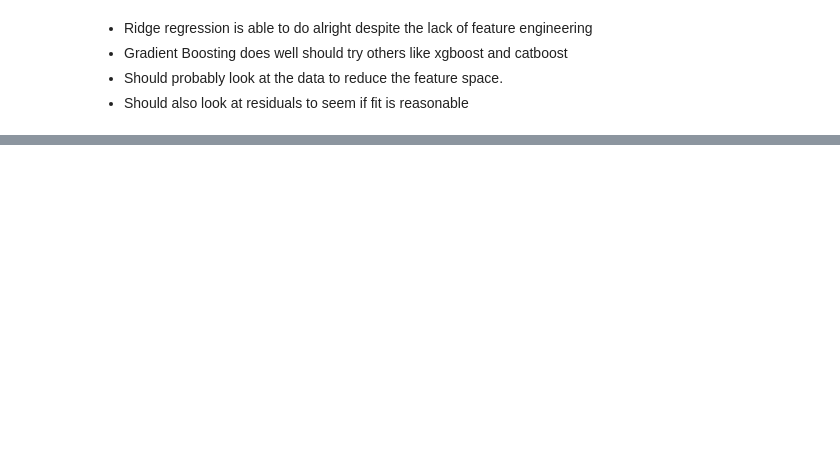
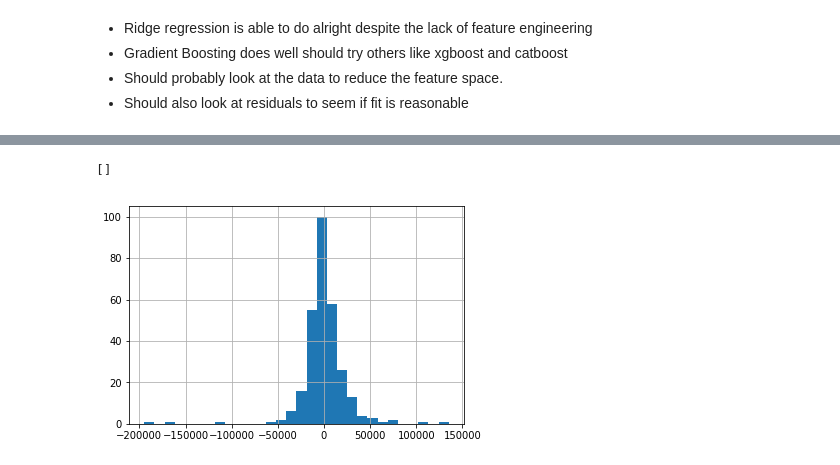
Before and after one commit to WBradbeer/housing, a Jupyter notebook: housing.ipynb, the cells around one changed output, grey strips where cells are left out. Saved outputs shown, nothing was run; the diff lists cells and outputs as text; code cells hidden in the pictures; blank space fills up the shorter version.

```diff
--- a/housing.ipynb
+++ b/housing.ipynb
@@ -174,0 +187,5 @@ Length: 302, dtype: float64
+# %%
+pd.Series(grid.predict(X_val) - y_val).hist(bins=30).plot()
+# %% [output]
+[]
+[figure, added]
```
Also changed, not shown: parts of 20 cells of this notebook, 5 other files.
